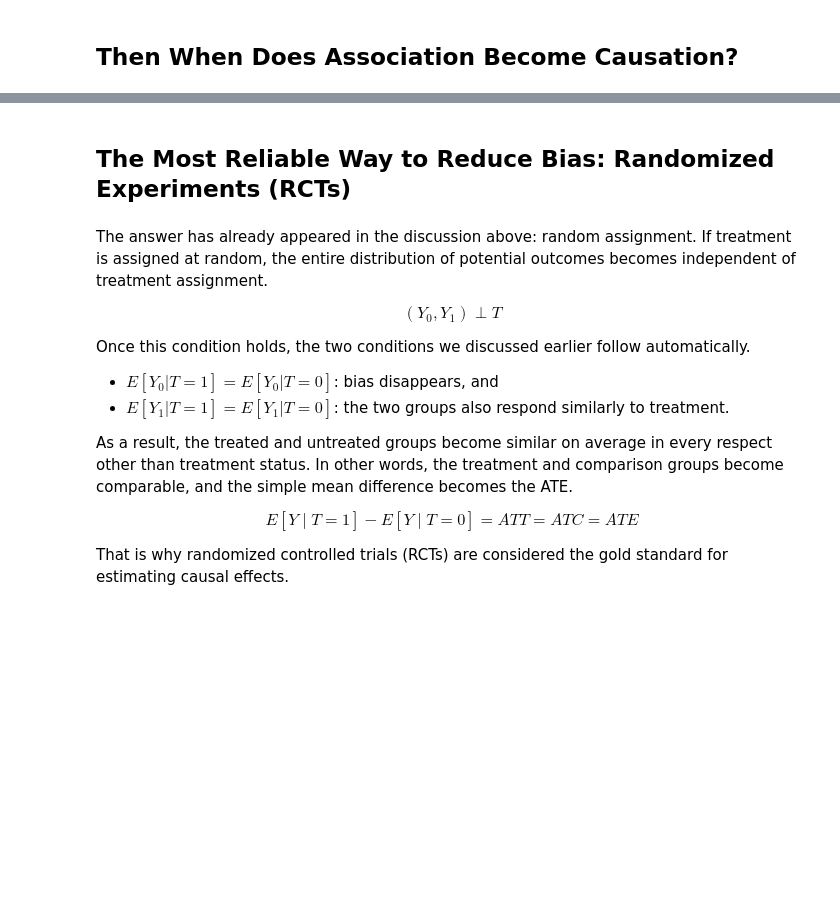
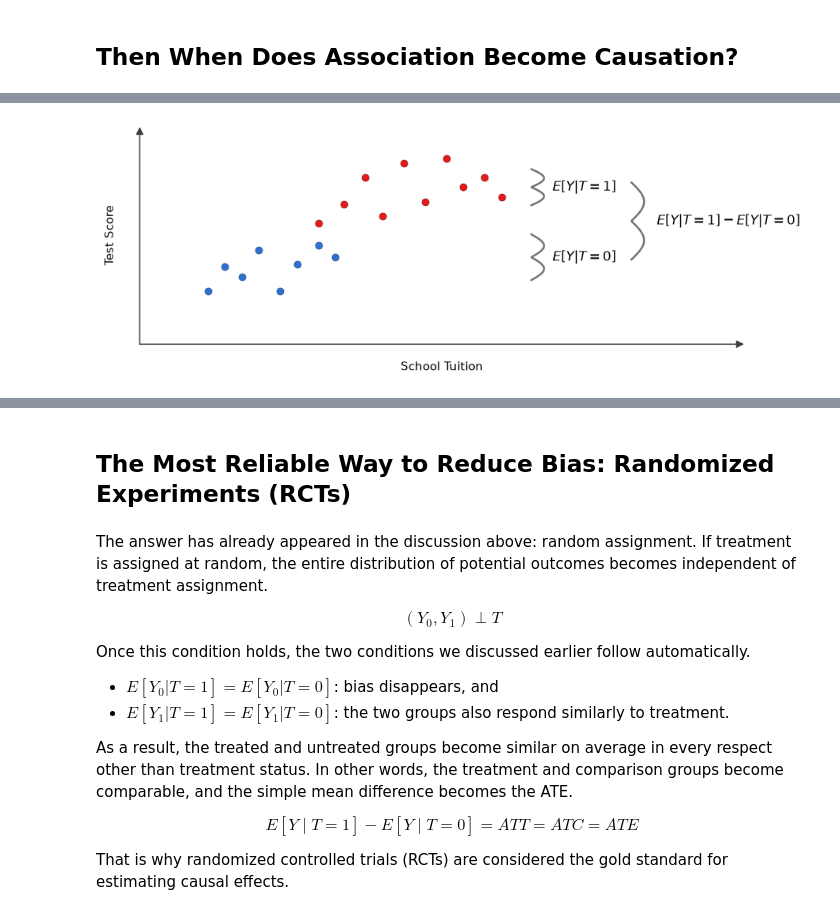
Before and after one commit to CausalInferenceLab/causal-studio, a Jupyter notebook: book/why_causal_inference/why_causal_inference_en.ipynb, the cells around one changed output, grey strips where cells are left out. Drawn from its saved outputs; the diff is of its cells as text; code cells hidden in the pictures; blank space fills up the shorter version.

```diff
--- a/book/why_causal_inference/why_causal_inference_en.ipynb
+++ b/book/why_causal_inference/why_causal_inference_en.ipynb
@@ -241,0 +245,63 @@ Removing bias and making the two groups comparable is the central task of causal
+# %%
+import os
+from pathlib import Path
+
+_mpl_cache = Path.cwd() / "tmp" / "matplotlib-cache"
+_mpl_cache.mkdir(parents=True, exist_ok=True)
+os.environ.setdefault("MPLCONFIGDIR", str(_mpl_cache))
+
+import numpy as np
+from matplotlib import pyplot as plt
+
+def _draw_causal_axes(ax, xlim=(0, 10), ylim=(0, 10)):
+    ax.set_xlim(*xlim)
+    ax.set_ylim(*ylim)
+    ax.axis("off")
+    ax.annotate("", xy=(xlim[1], ylim[0]), xytext=(xlim[0], ylim[0]),
+                arrowprops=dict(arrowstyle="-|>", lw=1.1, color="0.25", shrinkA=0, shrinkB=0))
+    ax.annotate("", xy=(xlim[0], ylim[1]), xytext=(xlim[0], ylim[0]),
+                arrowprops=dict(arrowstyle="-|>", lw=1.1, color="0.25", shrinkA=0, shrinkB=0))
+    ax.text((xlim[0] + xlim[1]) / 2, ylim[0] - 0.7, "School Tuition",
+            ha="center", va="top", fontsize=11)
+    ax.text(xlim[0] - 0.7, (ylim[0] + ylim[1]) / 2, "Test Score",
+            ha="center", va="center", rotation=90, fontsize=11)
+
+
+def _curly_brace(ax, x, y0, y1, width=0.30, lw=1.8, color="0.45"):
+    y0, y1 = sorted([y0, y1])
+    ym = (y0 + y1) / 2
+    half_h = (y1 - y0) / 2
+    t = np.linspace(-1, 1, 120)
+    xs = x + width * np.sin(np.pi * np.abs(t))
+    ys = ym + half_h * t
+    ax.plot(xs, ys, color=color, lw=lw, solid_capstyle="round", zorder=2)
+
+
+def _brace(ax, x, y_mid, height, label, side_label=None, fontsize=13):
+    _curly_brace(ax, x, y_mid - height / 2, y_mid + height / 2)
+    if label:
+        ax.text(x + 0.50, y_mid, label, ha="left", va="center", fontsize=fontsize)
+    if side_label:
+        ax.text(x + 0.60, y_mid, side_label, ha="left", va="center", fontsize=fontsize)
+
+
+def anatomy_observational_difference():
+    x0 = np.array([1.6, 2.0, 2.4, 2.8, 3.3, 3.7, 4.2, 4.6])
+    y0 = np.array([2.2, 3.2, 2.8, 3.9, 2.2, 3.3, 4.1, 3.6])
+    x1 = np.array([4.2, 4.8, 5.3, 5.7, 6.2, 6.7, 7.2, 7.6, 8.1, 8.5])
+    y1 = np.array([5.0, 5.8, 6.9, 5.3, 7.5, 5.9, 7.7, 6.5, 6.9, 6.1])
+
+    with plt.rc_context({"axes.grid": False, "figure.facecolor": "white"}):
+        fig, ax = plt.subplots(figsize=(8.8, 3.4))
+        _draw_causal_axes(ax, xlim=(0, 14.2), ylim=(0, 9))
+        ax.scatter(x0, y0, s=42, color="#2f70d0", edgecolor="#1f4f91", zorder=3)
+        ax.scatter(x1, y1, s=42, color="#e41a1c", edgecolor="#8f1112", zorder=3)
+        _brace(ax, 9.2, 6.5, 1.5, r"$E[Y|T=1]$", fontsize=12)
+        _brace(ax, 9.2, 3.6, 1.9, r"$E[Y|T=0]$", fontsize=12)
+        _brace(ax, 11.55, 5.1, 3.2, "", r"$E[Y|T=1]-E[Y|T=0]$", fontsize=12)
+        plt.show()
+
+
+anatomy_observational_difference()
+# %% [output]
+[figure, added]
```
Also changed, not shown: parts of 18 cells of this notebook, 5 other files.
